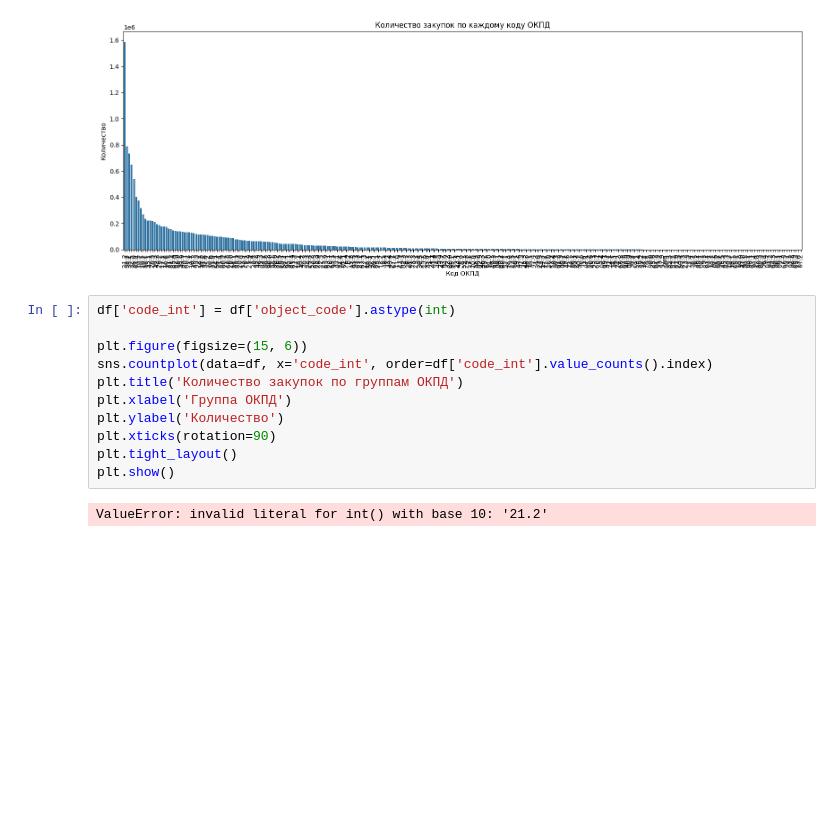
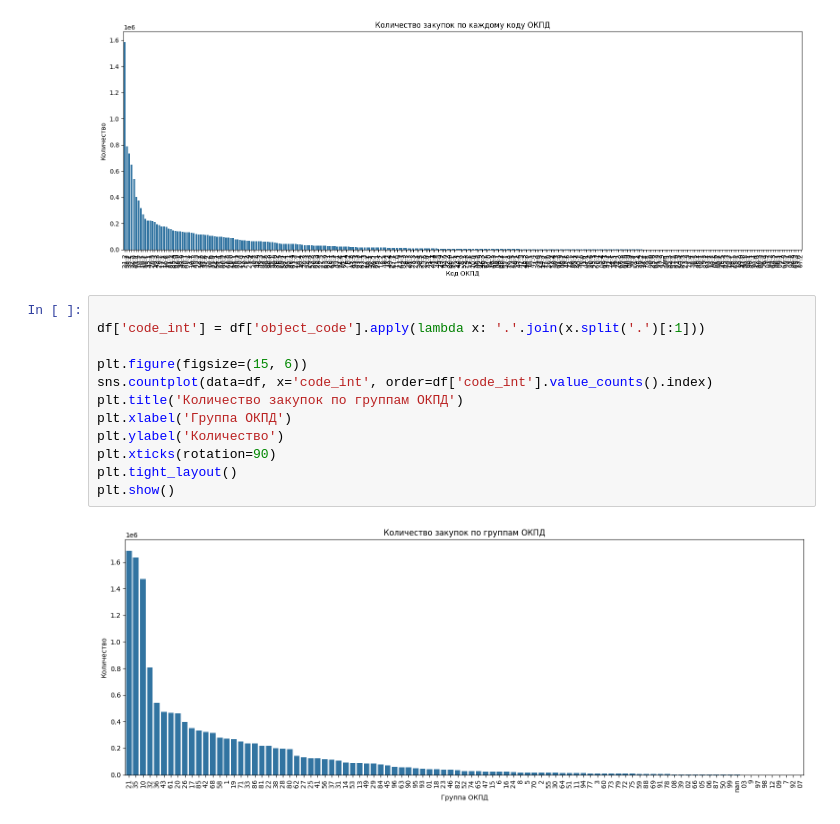
Before and after one commit to Thunderball78/bmstu, a Jupyter notebook: 2_step_analysis.ipynb, the cells around one changed output. Drawn from its saved outputs; the diff is of its cells as text; blank space fills up the shorter version.

```diff
--- a/2_step_analysis.ipynb
+++ b/2_step_analysis.ipynb
@@ -389,18 +365,19 @@ plt.show()
 # %% [output]
 [figure]
 # %%
-df['code_int'] = df['object_code'].astype(int)
+
+df['code_int'] = df['object_code'].apply(lambda x: '.'.join(x.split('.')[:1]))
 
 plt.figure(figsize=(15, 6))
 sns.countplot(data=df, x='code_int', order=df['code_int'].value_counts().index)
 plt.title('Количество закупок по группам ОКПД')
 plt.xlabel('Группа ОКПД')
 plt.ylabel('Количество')
 plt.xticks(rotation=90)
 plt.tight_layout()
 plt.show()
 # %% [output]
-ValueError: invalid literal for int() with base 10: '21.2'
+[figure, added]
 # %%
 df.groupby('code_int')['object_name'].nunique()
 # %% [output]
```
Also changed, not shown: parts of 5 cells of this notebook, 10 other files.
